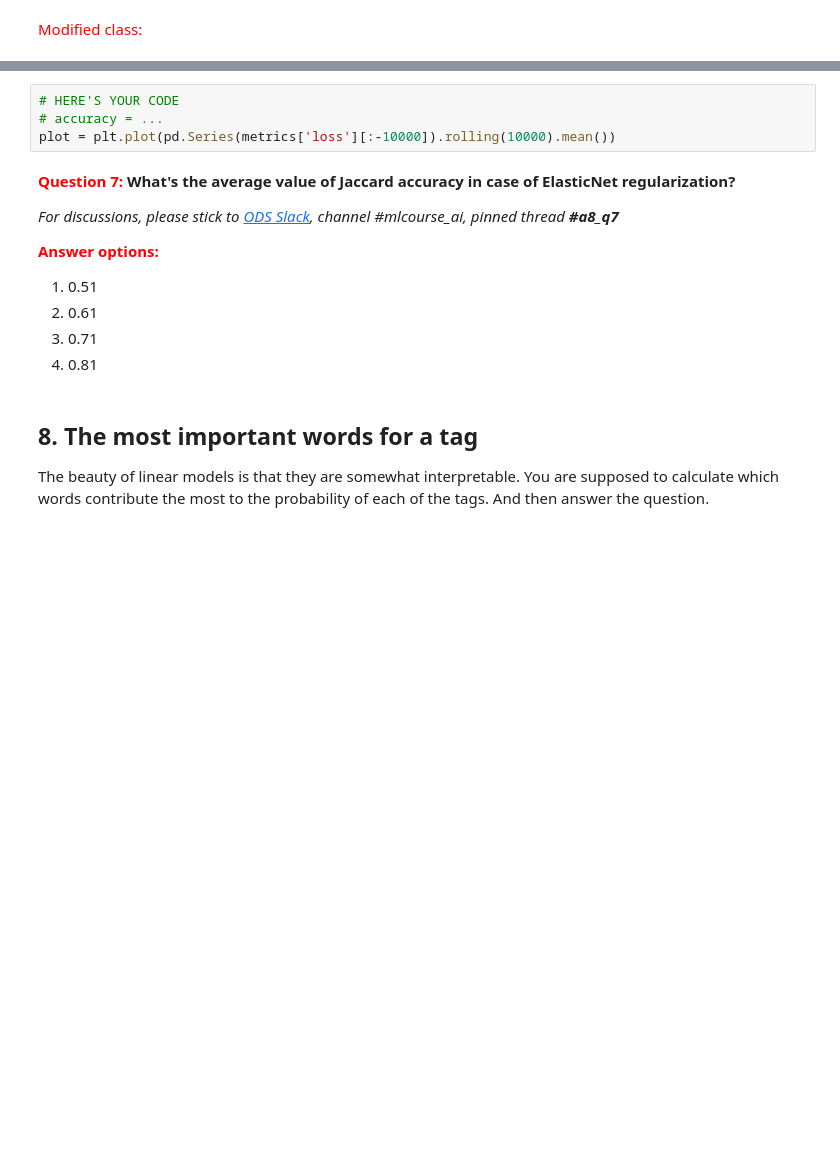
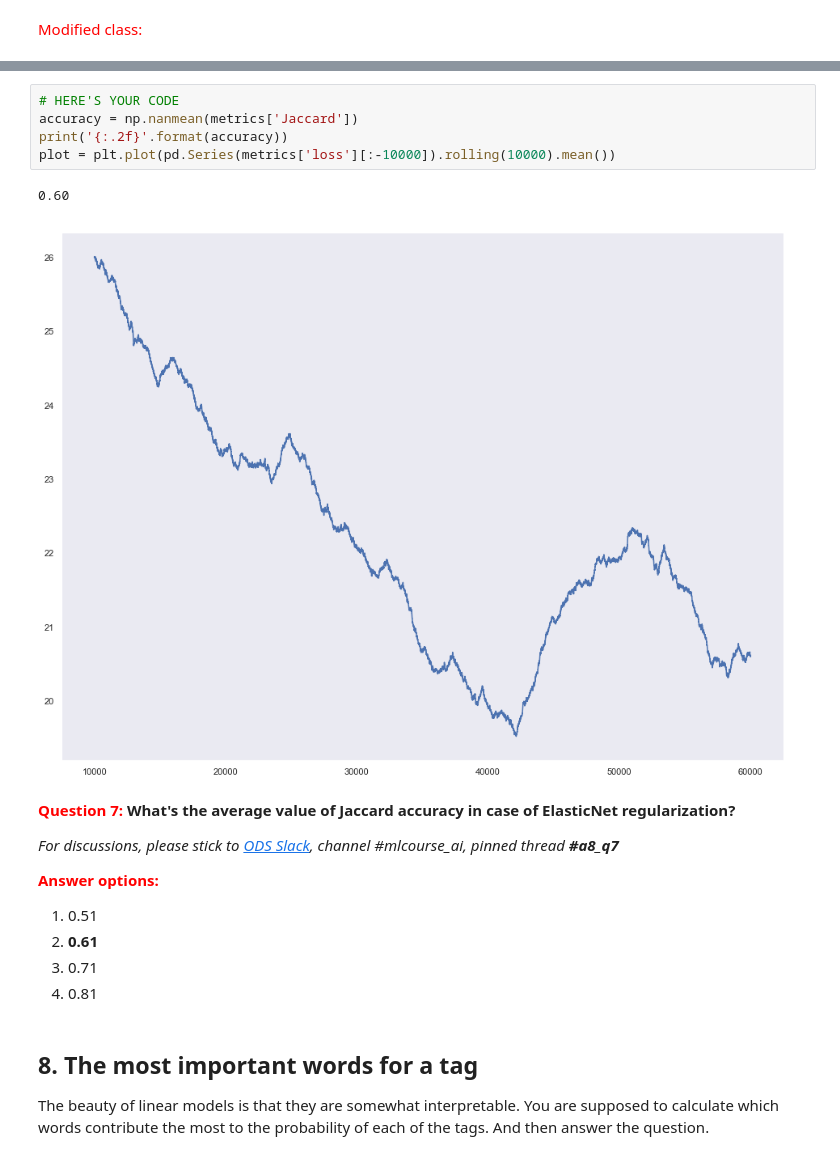
Before and after one commit to bllguo/mlcourse.ai, a Jupyter notebook: jupyter_english/assignments_fall2018/assignment8_stackoverflow_logistic_regression.ipynb, the cells around one changed output, grey strips where cells are left out. Cells and saved outputs as stored; diff of their text form; blank space fills up the shorter version.

```diff
--- a/jupyter_english/assignments_fall2018/assignment8_stackoverflow_logistic_regression.ipynb
+++ b/jupyter_english/assignments_fall2018/assignment8_stackoverflow_logistic_regression.ipynb
@@ -776,7 +869,11 @@ metrics = model.fit_dataframe(df)
 # %%
 # HERE'S YOUR CODE
-# accuracy = ...
+accuracy = np.nanmean(metrics['Jaccard'])
+print('{:.2f}'.format(accuracy))
 plot = plt.plot(pd.Series(metrics['loss'][:-10000]).rolling(10000).mean())
+# %% [output]
+0.60
+[figure, added]
 # %% [markdown]
 **<font color="red">Question 7:</font> What's the average value of Jaccard accuracy in case of ElasticNet regularization?**
 
@@ -784,7 +881,7 @@ plot = plt.plot(pd.Series(metrics['loss'][:-10000]).rolling(10000).mean())
 
 **<font color="red">Answer options:</font>**
 1. 0.51
-2. 0.61
+2. **0.61**
 3. 0.71
 4. 0.81
 # %% [markdown]
```
Also changed, not shown: parts of 5 cells of this notebook.
